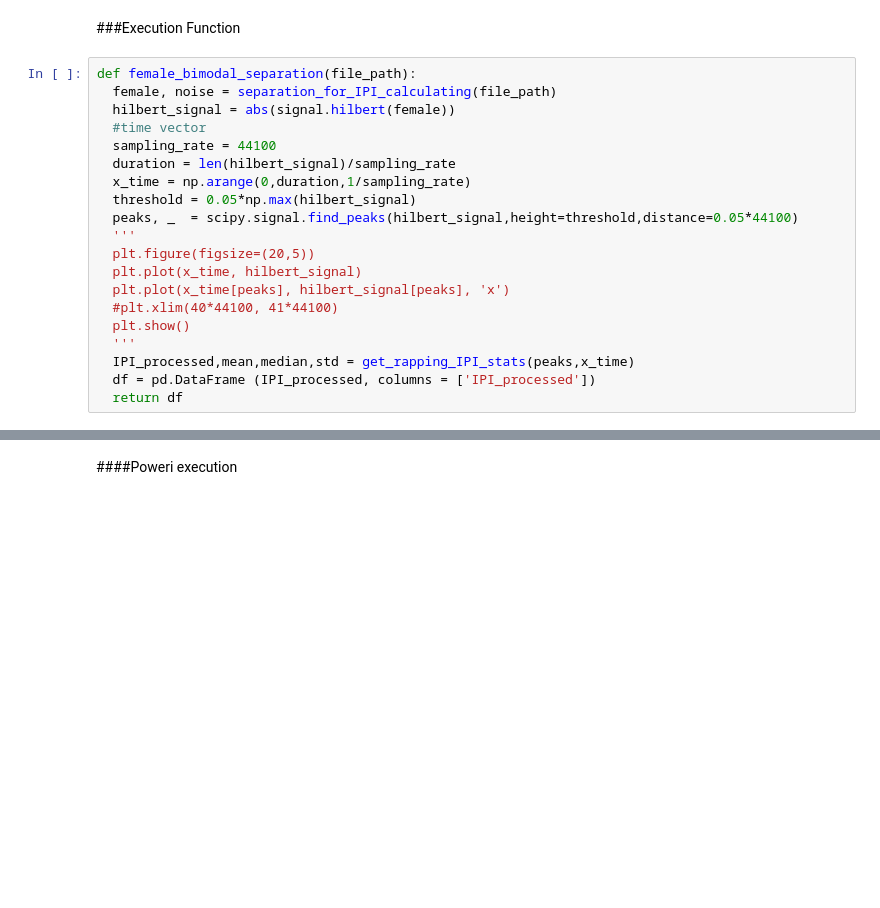
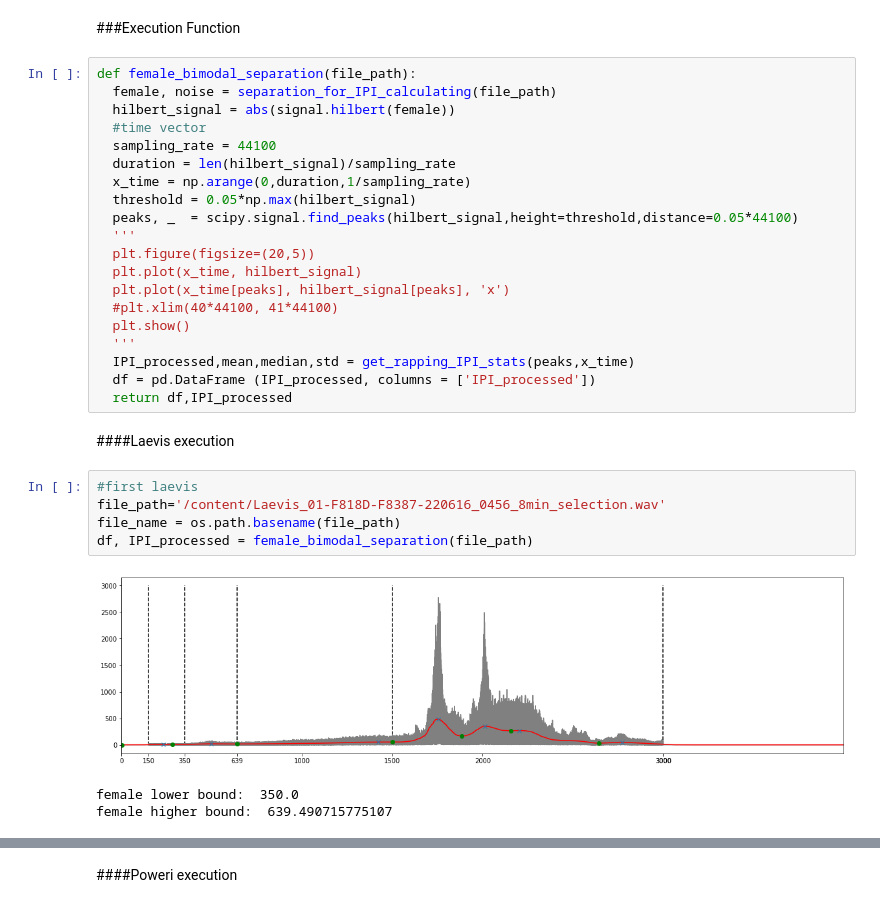
Before and after one commit to james-bole-pan/Xenopus_signal_processing, a Jupyter notebook: Side_Objective_IPI_female_bimodal_separation.ipynb, the cells around one changed output, grey strips where cells are left out. Cells and saved outputs as stored; diff of their text form; blank space fills up the shorter version.

```diff
--- a/Side_Objective_IPI_female_bimodal_separation.ipynb
+++ b/Side_Objective_IPI_female_bimodal_separation.ipynb
@@ -231,4 +231,15 @@ def female_bimodal_separation(file_path):
   '''
   IPI_processed,mean,median,std = get_rapping_IPI_stats(peaks,x_time)
   df = pd.DataFrame (IPI_processed, columns = ['IPI_processed'])
-  return df
+  return df,IPI_processed
+# %% [markdown]
+####Laevis execution
+# %%
+#first laevis
+file_path='/content/Laevis_01-F818D-F8387-220616_0456_8min_selection.wav'
+file_name = os.path.basename(file_path)
+df, IPI_processed = female_bimodal_separation(file_path)
+# %% [output]
+[figure, added]
+female lower bound:  350.0
+female higher bound:  639.490715775107
```
Also changed, not shown: parts of 40 cells of this notebook.
